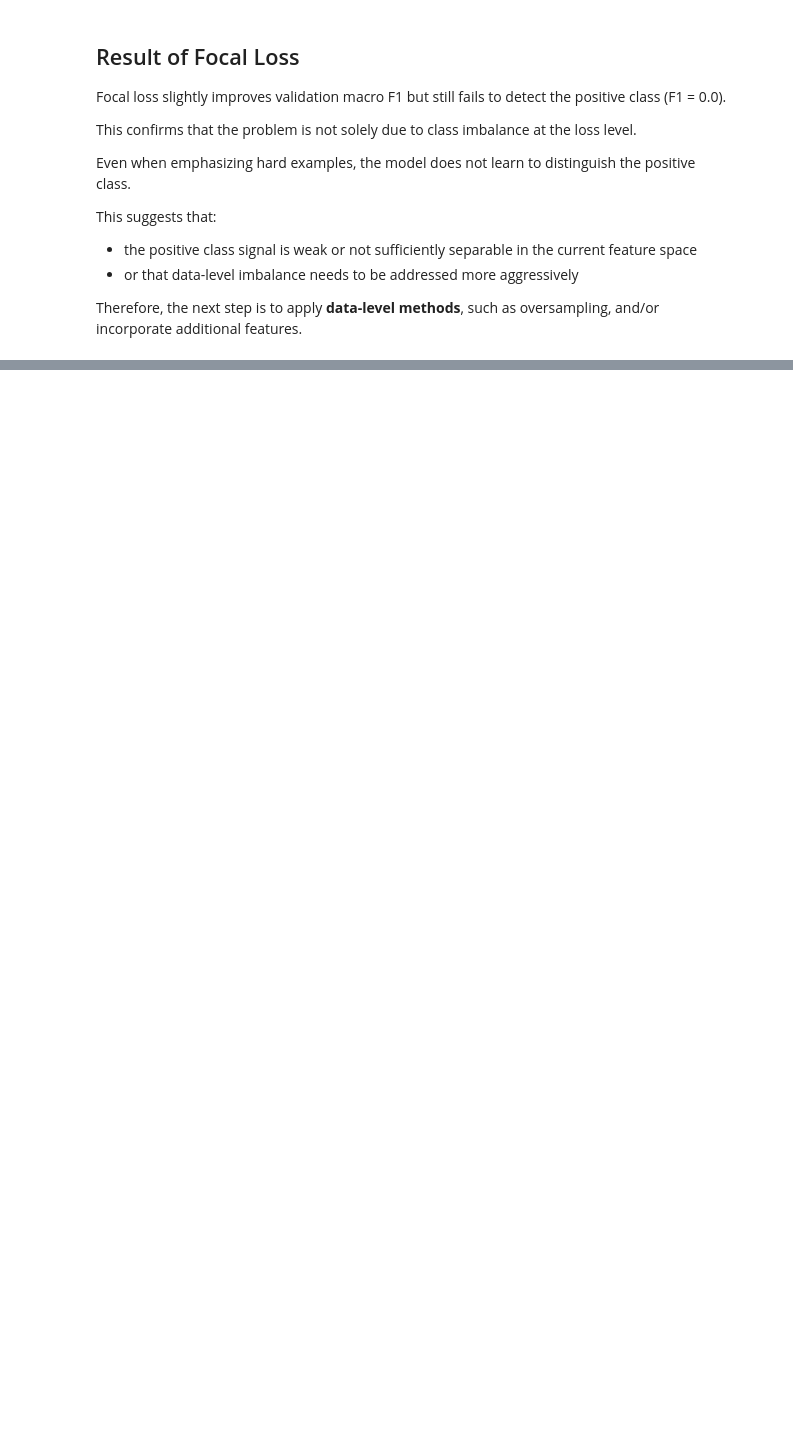
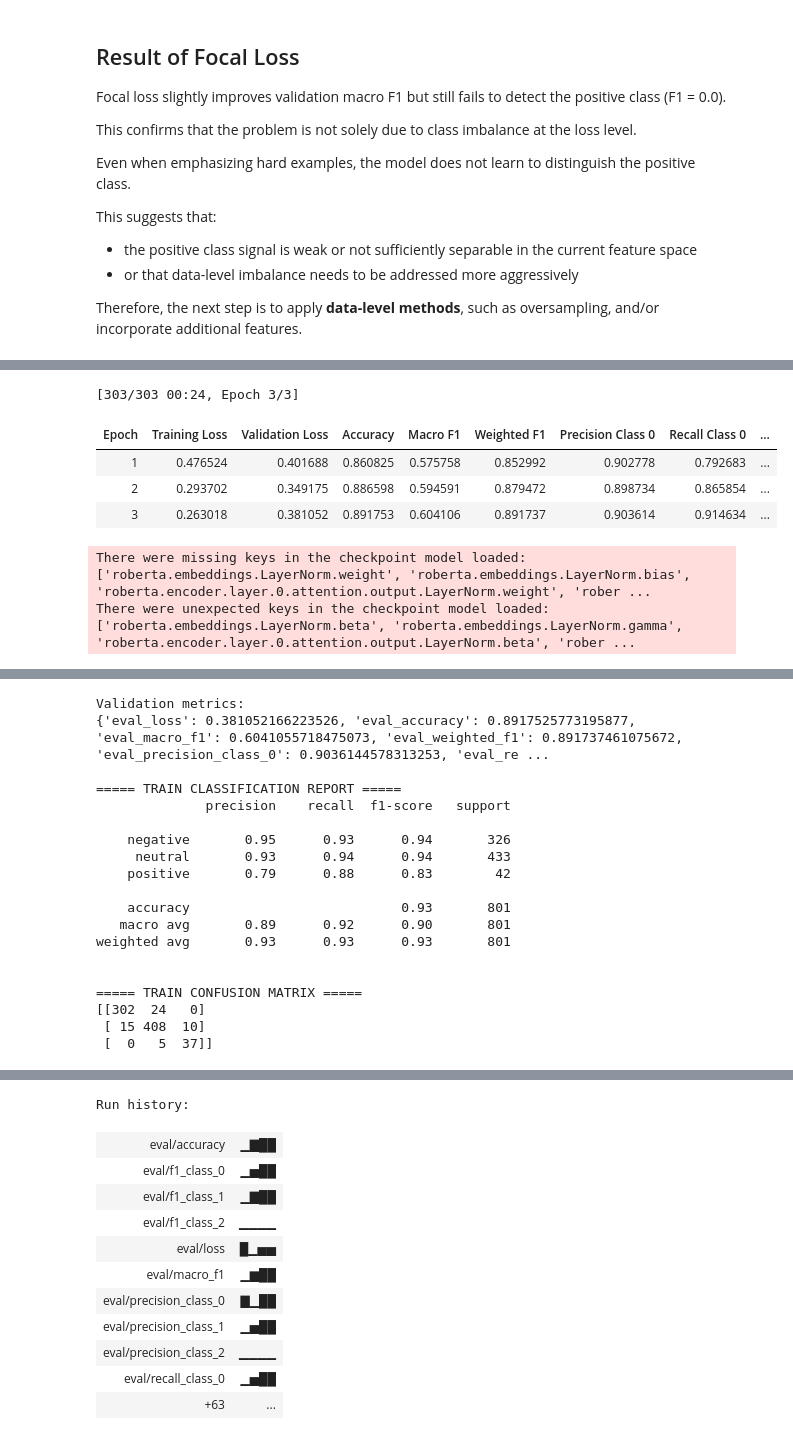
Before and after one commit to sulucay01/DI725-assignment1, a Jupyter notebook: notebooks/03_modeling_baseline.ipynb, the cells around one changed output, grey strips where cells are left out. Drawn from its saved outputs; the diff is of its cells as text; code cells hidden in the pictures; blank space fills up the shorter version.

```diff
--- a/notebooks/03_modeling_baseline.ipynb
+++ b/notebooks/03_modeling_baseline.ipynb
@@ -1874,0 +1885,6 @@ Therefore, the next step is to apply **data-level methods**, such as oversamplin
+# %%
+positive_label_id = label_map_df.loc[
+    label_map_df["customer_sentiment"].str.lower() == "positive", "label"
+].iloc[0]
+
+print("Positive label id:", positive_label_id)
@@ -1874,0 +1932,15 @@ Therefore, the next step is to apply **data-level methods**, such as oversamplin
+# %%
+train_os_3x_tail = apply_truncation(train_os_3x, BEST_TRUNCATION_STRATEGY, tokenizer, BEST_MAX_LENGTH)
+
+train_os_3x_hf = Dataset.from_pandas(
+    train_os_3x_tail[["model_text", "label"]],
+    preserve_index=False
+)
+
+train_os_3x_hf = train_os_3x_hf.map(tokenize_batch_tail, batched=True)
+train_os_3x_hf = train_os_3x_hf.rename_column("label", "labels")
+train_os_3x_hf.set_format(type="torch", columns=columns_to_keep)
+
+print(train_os_3x_hf)
+print(val_tail_hf)
+print(test_tail_hf)
@@ -1874,0 +2054,28 @@ Therefore, the next step is to apply **data-level methods**, such as oversamplin
+# %%
+oversample_train_result = oversample_trainer.train()
+oversample_val_metrics = oversample_trainer.evaluate()
+
+print("\nValidation metrics:")
+print(oversample_val_metrics)
+
+oversample_train_results = evaluate_split(oversample_trainer, train_os_3x_hf, "train", label_names)
+oversample_val_results = evaluate_split(oversample_trainer, val_tail_hf, "val", label_names)
+oversample_test_results = evaluate_split(oversample_trainer, test_tail_hf, "test", label_names)
+
+oversample_results = {
+    "run_name": OVERSAMPLE_RUN_NAME,
+    "strategy": "tail_oversample_pos3",
+    "train_results": oversample_train_results,
+    "val_results": oversample_val_results,
+    "test_results": oversample_test_results
+}
+
+wandb.finish()
+# %% [output]
+[303/303 00:24, Epoch 3/3]
+| Epoch | Training Loss | Validation Loss | Accuracy | Macro F1 | Weighted F1 | Precision Class 0 | Recall Class 0 | ... |
+| 1 | 0.476524 | 0.401688 | 0.860825 | 0.575758 | 0.852992 | 0.902778 | 0.792683 | ... |
+| 2 | 0.293702 | 0.349175 | 0.886598 | 0.594591 | 0.879472 | 0.898734 | 0.865854 | ... |
+| 3 | 0.263018 | 0.381052 | 0.891753 | 0.604106 | 0.891737 | 0.903614 | 0.914634 | ... |
+There were missing keys in the checkpoint model loaded: ['roberta.embeddings.LayerNorm.weight', 'roberta.embeddings.LayerNorm.bias', 'roberta.encoder.layer.0.attention.output.LayerNorm.weight', 'rober ...
+There were unexpected keys in the checkpoint model loaded: ['roberta.embeddings.LayerNorm.beta', 'roberta.embeddings.LayerNorm.gamma', 'roberta.encoder.layer.0.attention.output.LayerNorm.beta', 'rober ...
@@ -1874,0 +2083,19 @@ Therefore, the next step is to apply **data-level methods**, such as oversamplin
+Validation metrics:
+{'eval_loss': 0.381052166223526, 'eval_accuracy': 0.8917525773195877, 'eval_macro_f1': 0.6041055718475073, 'eval_weighted_f1': 0.891737461075672, 'eval_precision_class_0': 0.9036144578313253, 'eval_re ...
+
+===== TRAIN CLASSIFICATION REPORT =====
+              precision    recall  f1-score   support
+
+    negative       0.95      0.93      0.94       326
+     neutral       0.93      0.94      0.94       433
+    positive       0.79      0.88      0.83        42
+
+    accuracy                           0.93       801
+   macro avg       0.89      0.92      0.90       801
+weighted avg       0.93      0.93      0.93       801
+
+
+===== TRAIN CONFUSION MATRIX =====
+[[302  24   0]
+ [ 15 408  10]
+ [  0   5  37]]
@@ -1874,0 +2137,12 @@ Therefore, the next step is to apply **data-level methods**, such as oversamplin
+Run history:
+| eval/accuracy | ▁▇██ |
+| eval/f1_class_0 | ▁▅██ |
+| eval/f1_class_1 | ▁▇██ |
+| eval/f1_class_2 | ▁▁▁▁ |
+| eval/loss | █▁▅▅ |
+| eval/macro_f1 | ▁▆██ |
+| eval/precision_class_0 | ▇▁██ |
+| eval/precision_class_1 | ▁▅██ |
+| eval/precision_class_2 | ▁▁▁▁ |
+| eval/recall_class_0 | ▁▅██ |
+| +63 | ... |
```
Also changed, not shown: parts of 10 cells of this notebook.
